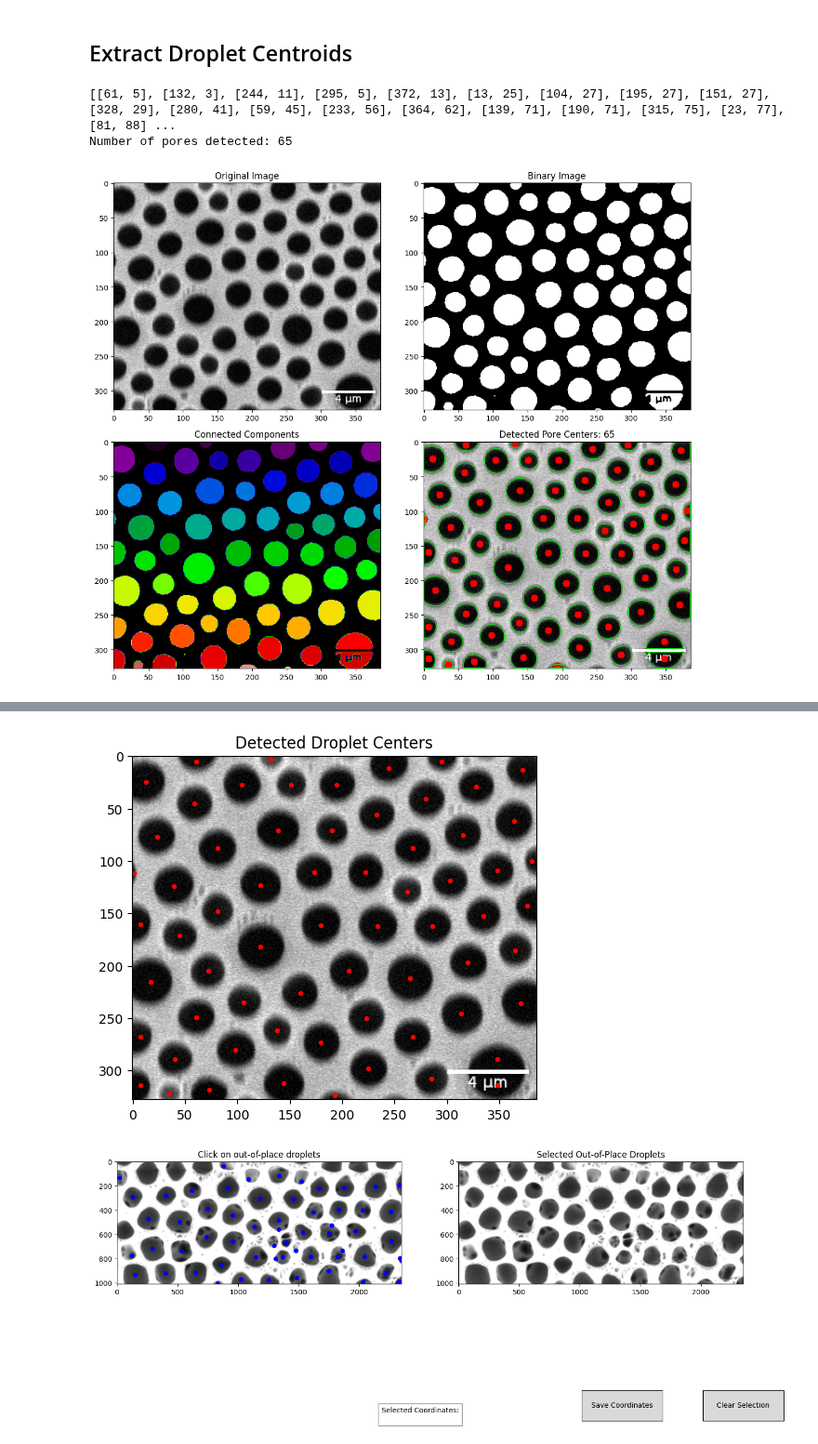
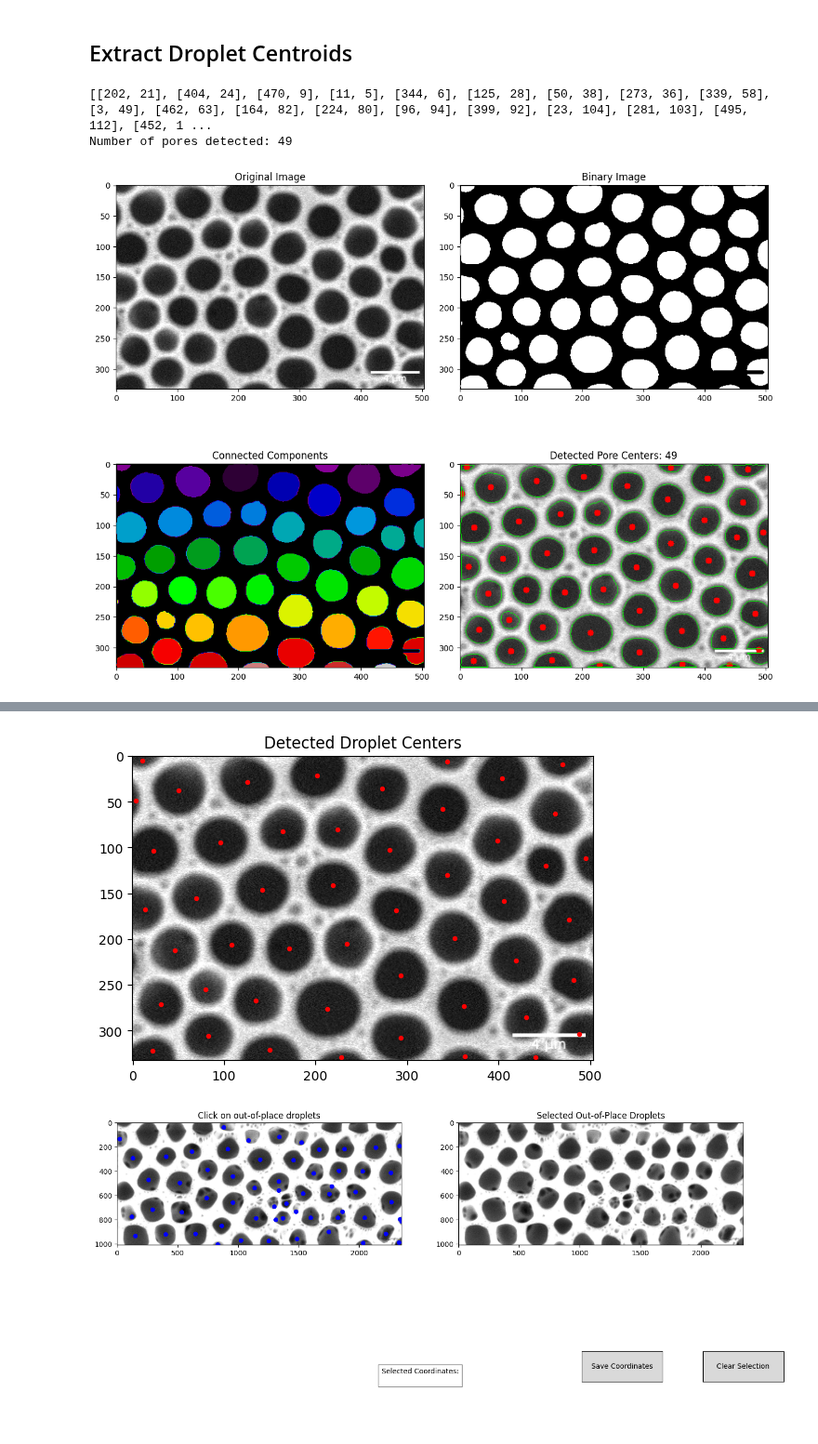
Before and after one commit to lemontang3/Python_Physics, a Jupyter notebook: Voronoi_Analysis.ipynb, the cells around one changed output, grey strips where cells are left out. Shown at 93% size. Cells and saved outputs as stored; diff of their text form; code cells hidden in the pictures; blank space fills up the shorter version.

```diff
--- a/Voronoi_Analysis.ipynb
+++ b/Voronoi_Analysis.ipynb
@@ -47,7 +47,7 @@ import numpy as np
 import matplotlib.pyplot as plt
 
 # Load the image
-image_path = "sample6B.png"  # Update with your image path if needed
+image_path = "sample2B.png"  # Update with your image path if needed
 image = cv2.imread(image_path, cv2.IMREAD_GRAYSCALE)
 
 # Apply Gaussian blur to reduce noise
@@ -108,33 +108,33 @@ plt.title('Original Image')
 plt.subplot(2, 2, 2)
 plt.imshow(binary, cmap='gray')
 plt.title('Binary Image')
 
 # Labeled components (color-coded)
 plt.subplot(2, 2, 3)
 plt.imshow(labels, cmap='nipy_spectral')
 plt.title('Connected Components')
 
 # Final result with centers
 plt.subplot(2, 2, 4)
 plt.imshow(cv2.cvtColor(output_image, cv2.COLOR_BGR2RGB))
 plt.title(f'Detected Pore Centers: {len(filtered_centroids)}')
 
 plt.tight_layout()
 plt.savefig('improved_pore_detection.png', dpi=300)
 plt.show()
 
 # Save the results
 np.save('pore_centroids.npy', filtered_centroids)
 cv2.imwrite('pore_centers.png', output_image)
 
 # Also create a simple visualization showing just the original image with centers
 plt.figure(figsize=(10, 8))
 plt.imshow(image, cmap='gray')
 plt.scatter(filtered_centroids[:, 0], filtered_centroids[:, 1], c='red', s=30)
 plt.title('Detected Droplet Centers')
 plt.savefig('droplet_centers.png', dpi=300)
 plt.show()
 # %% [output]
-[[61, 5], [132, 3], [244, 11], [295, 5], [372, 13], [13, 25], [104, 27], [195, 27], [151, 27], [328, 29], [280, 41], [59, 45], [233, 56], [364, 62], [139, 71], [190, 71], [315, 75], [23, 77], [81, 88] ...
-Number of pores detected: 65
+[[202, 21], [404, 24], [470, 9], [11, 5], [344, 6], [125, 28], [50, 38], [273, 36], [339, 58], [3, 49], [462, 63], [164, 82], [224, 80], [96, 94], [399, 92], [23, 104], [281, 103], [495, 112], [452, 1 ...
+Number of pores detected: 49
-[figure, old version]
+[figure, new version]
@@ -145,7 +145,7 @@ import numpy as np
 import matplotlib.pyplot as plt
 
 # Load the image in grayscale
-image_path = "sample6B.png"  # Update with your image path if needed
+image_path = "sample2A.png"  # Update with your image path if needed
 image = cv2.imread(image_path, cv2.IMREAD_GRAYSCALE)
 
 # Apply median blur to reduce noise
@@ -176,7 +176,10 @@ for cnt in contours:
         cy = int(M["m01"] / M["m00"])
         centroids.append([cx, cy])
 # Convert to NumPy array
-centroids =np.array([[61, 5], [132, 3], [244, 11], [295, 5], [372, 13], [13, 25], [104, 27], [195, 27], [151, 27], [328, 29], [280, 41], [59, 45], [233, 56], [364, 62], [139, 71], [190, 71], [315, 75], [23, 77], [81, 88], [267, 88], [381, 100], [222, 111], [348, 109], [173, 111], [1, 112], [122, 123], [303, 119], [39, 124], [262, 129], [377, 143], [81, 148], [335, 152], [180, 161], [7, 160], [234, 162], [286, 162], [45, 171], [122, 182], [365, 185], [320, 197], [206, 205], [72, 205], [265, 212], [17, 215], [160, 226], [370, 236], [106, 235], [314, 246], [61, 249], [223, 250], [138, 262], [267, 268], [7, 268], [180, 273], [98, 280], [40, 289], [348, 289], [225, 298], [144, 312], [285, 308], [7, 314], [348, 314], [73, 318], [35, 322], [193, 324]]
+centroids =np.array([[202, 21], [404, 24], [470, 9], [11, 5], [344, 6], [125, 28], [50, 38], [273, 36], [339, 58], [3, 49], [462, 63], [164, 82], [224, 80], [96, 94], [399, 92], [23, 104], [281, 103], [495, 112], [452, 120], [344, 130], [219, 141], [142, 146], [70, 155], [406, 158], [14, 168], [288, 169], [477, 179], [352, 199], [234, 205], [108, 206], [171, 210], [46, 212], [419, 223], [293, 240], [482, 245], [80, 255], [135, 267], [362, 273], [213, 276], [31, 271], [430, 285], [83, 306], [293, 308], [488, 304], [150, 321], [22, 322], [363, 328], [228, 329], [440, 329]]
+
+
+
 
 )
 
@@ -186,7 +189,7 @@ plt.scatter(centroids[:, 0], centroids[:, 1], c='red', s=8)
 plt.title('Detected Droplet Centers')
 plt.show()
 # %% [output]
-[figure, old version]
+[figure, new version]
 # %%
 import cv2
 import numpy as np
```
Also changed, not shown: parts of 6 cells of this notebook, 19 other files.
